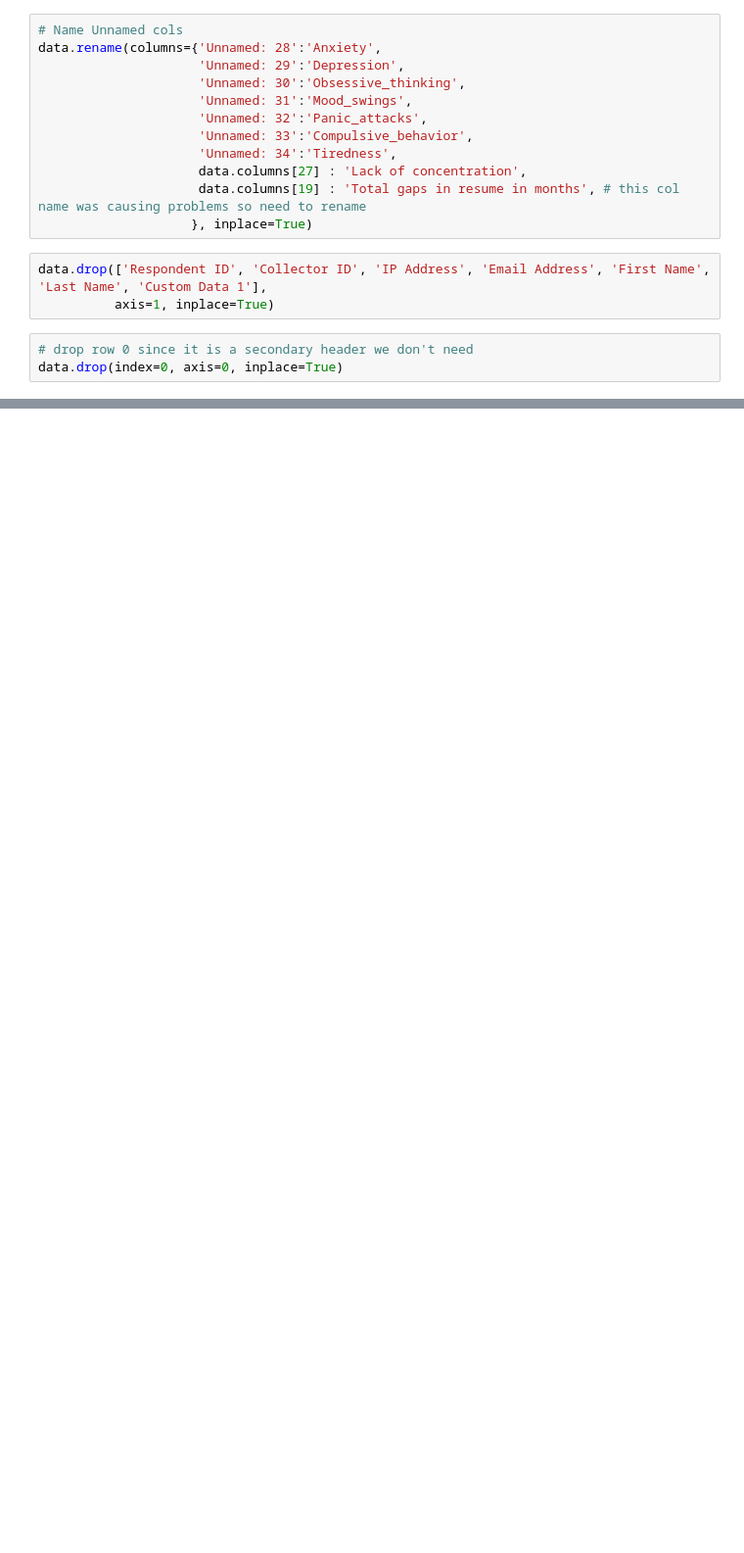
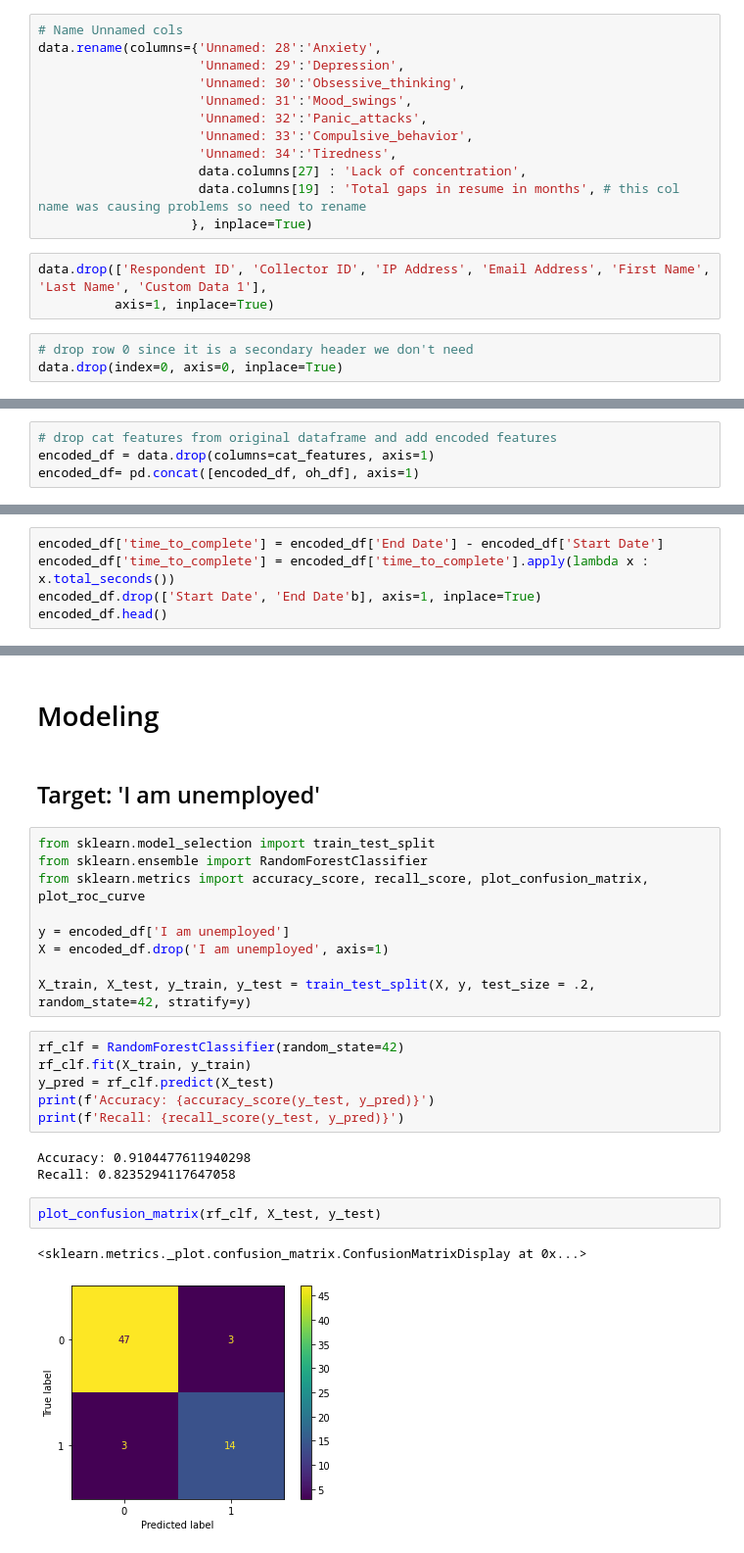
Before and after one commit to camerongridley/UnemploymentMentalHealth, a Jupyter notebook: ModelingV2.ipynb, the cells around one changed output, grey strips where cells are left out. Shown: that part at 98% size. Drawn from its saved outputs; the diff is of its cells as text; blank space fills up the shorter version.

Commit message:
finished revised modeling

```diff
--- a/ModelingV2.ipynb
+++ b/ModelingV2.ipynb
@@ -129,0 +319,4 @@ data.head()
+# %%
+# drop cat features from original dataframe and add encoded features
+encoded_df = data.drop(columns=cat_features, axis=1)
+encoded_df= pd.concat([encoded_df, oh_df], axis=1)
@@ -129,0 +333,5 @@ data.head()
+# %%
+encoded_df['time_to_complete'] = encoded_df['End Date'] - encoded_df['Start Date']
+encoded_df['time_to_complete'] = encoded_df['time_to_complete'].apply(lambda x : x.total_seconds())
+encoded_df.drop(['Start Date', 'End Date'b], axis=1, inplace=True)
+encoded_df.head()
@@ -129,0 +436,27 @@ data.head()
+# %% [markdown]
+# Modeling
+# %% [markdown]
+## Target: 'I am unemployed'
+# %%
+from sklearn.model_selection import train_test_split
+from sklearn.ensemble import RandomForestClassifier
+from sklearn.metrics import accuracy_score, recall_score, plot_confusion_matrix, plot_roc_curve
+
+y = encoded_df['I am unemployed']
+X = encoded_df.drop('I am unemployed', axis=1)
+
+X_train, X_test, y_train, y_test = train_test_split(X, y, test_size = .2, random_state=42, stratify=y)
+# %%
+rf_clf = RandomForestClassifier(random_state=42)
+rf_clf.fit(X_train, y_train)
+y_pred = rf_clf.predict(X_test)
+print(f'Accuracy: {accuracy_score(y_test, y_pred)}')
+print(f'Recall: {recall_score(y_test, y_pred)}')
+# %% [output]
+Accuracy: 0.9104477611940298
+Recall: 0.8235294117647058
+# %%
+plot_confusion_matrix(rf_clf, X_test, y_test)
+# %% [output]
+<sklearn.metrics._plot.confusion_matrix.ConfusionMatrixDisplay at 0x...>
+[figure, added]
```
Also changed, not shown: parts of 53 cells of this notebook.
